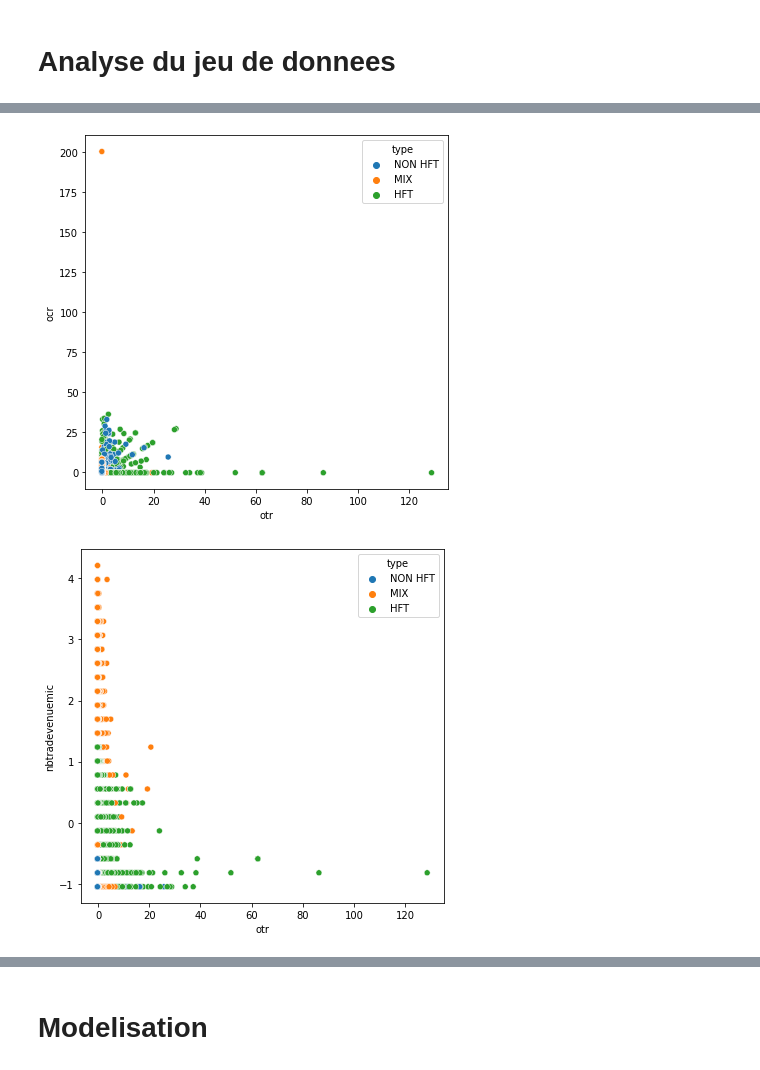
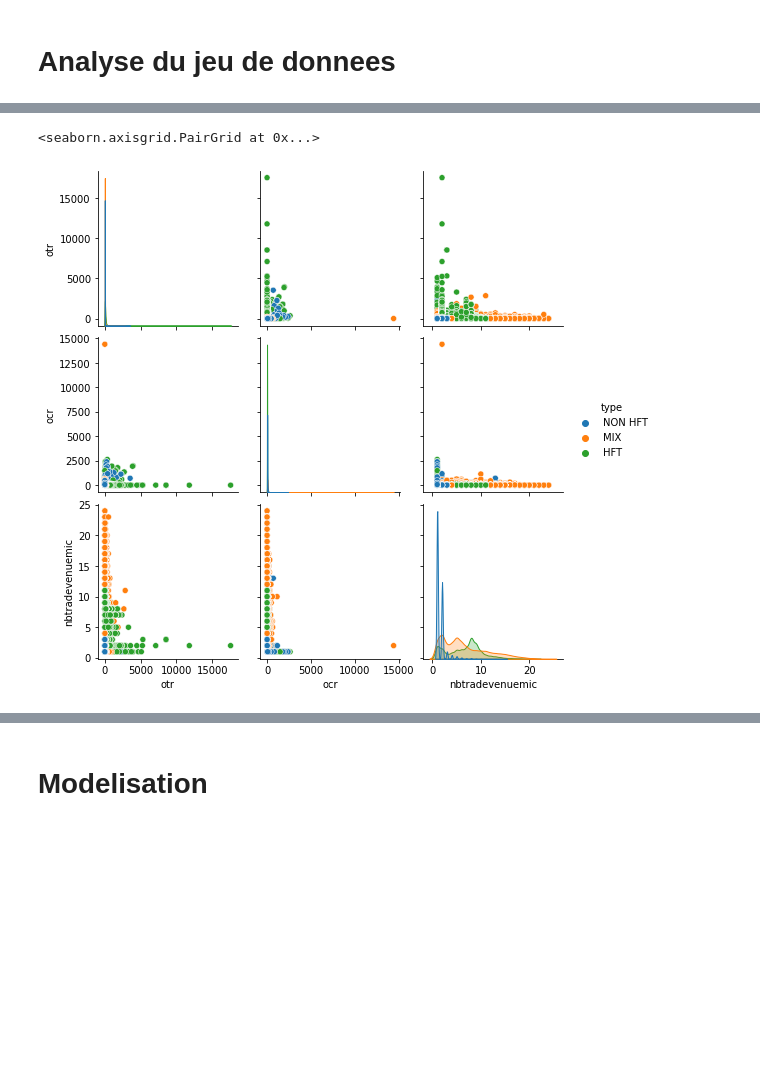
Before and after one commit to Valdi35/Detect-HFT-traders-Machine-learning-, a Jupyter notebook: HFT_machine_learning.ipynb, the cells around one changed output, grey strips where cells are left out. Drawn from its saved outputs; the diff is of its cells as text; code cells hidden in the pictures; blank space fills up the shorter version.

```diff
--- a/HFT_machine_learning.ipynb
+++ b/HFT_machine_learning.ipynb
@@ -267,16 +259,5 @@ df_.head()
-# %%
-#Nombre d'annulation de la position sur le nombre de trade
-f, ax = plt.subplots(figsize=(6.5, 6.5))
-sns.scatterplot(x="otr", y="ocr",
-                hue="type", data=df_, ax=ax)
-plt.show()
-# %% [output]
-[figure, removed]
-# %%
-#Nombre de lieu d'echange sur le nombre de trade
-f, ax = plt.subplots(figsize=(6.5, 6.5))
-sns.scatterplot(x="otr", y="nbtradevenuemic",
-                hue="type", data=df_, ax=ax)
-plt.show()
-# %% [output]
-[figure, removed]
+# %%
+sns.pairplot(df[['otr','ocr','nbtradevenuemic','type']], hue="type")
+# %% [output]
+<seaborn.axisgrid.PairGrid at 0x...>
+[figure, added]
```
Also changed, not shown: parts of 23 cells of this notebook.
